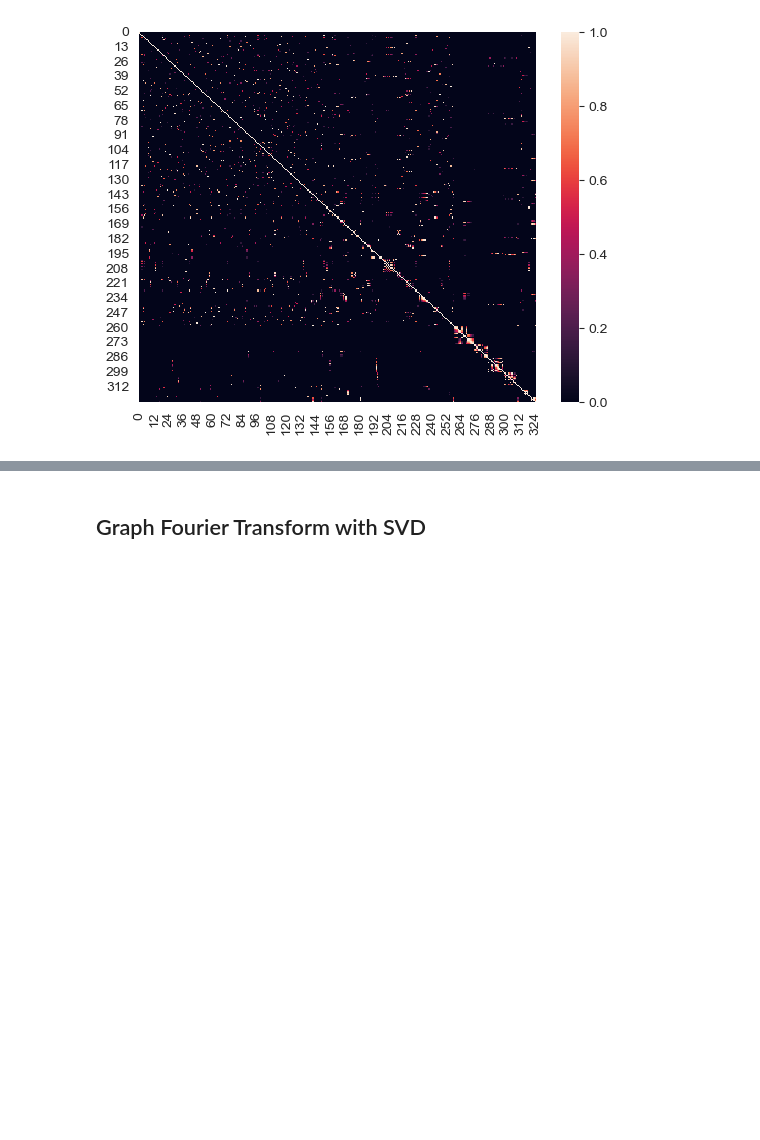
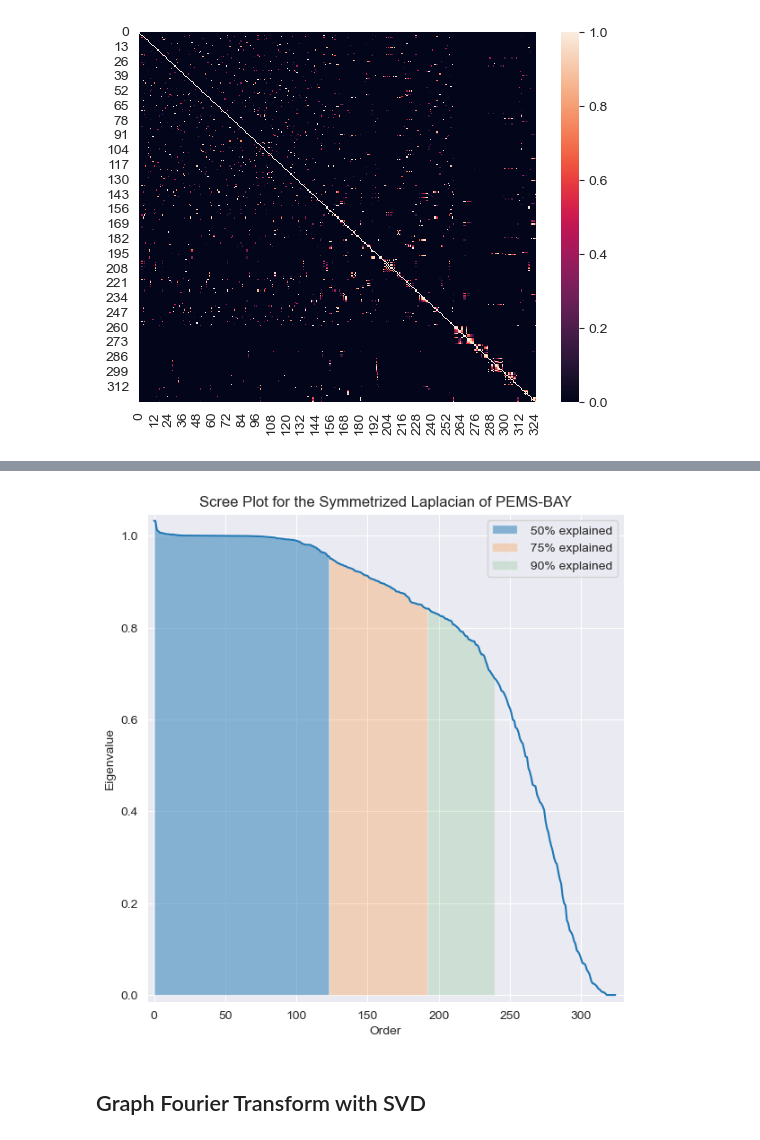
Before and after one commit to AnnetteJing/CS224W_Project, a Jupyter notebook: analysis/graph_eda.ipynb, the cells around one changed output, grey strips where cells are left out. Saved outputs shown, nothing was run; the diff lists cells and outputs as text; code cells hidden in the pictures; blank space fills up the shorter version.

```diff
--- a/analysis/graph_eda.ipynb
+++ b/analysis/graph_eda.ipynb
@@ -105,3 +189,8 @@ _ = sns.heatmap(adj_mats["pems"])
+# %%
+dataset = "pems"
+plot_screeplot(eig[dataset]["evals"], decomp="eig", dataset=dataset, symmetrized=True)
+# %% [output]
+[figure, added]
 # %% [markdown]
 ## Graph Fourier Transform with SVD
 # %%
```
Also changed, not shown: parts of 22 cells of this notebook, 3 other files.
